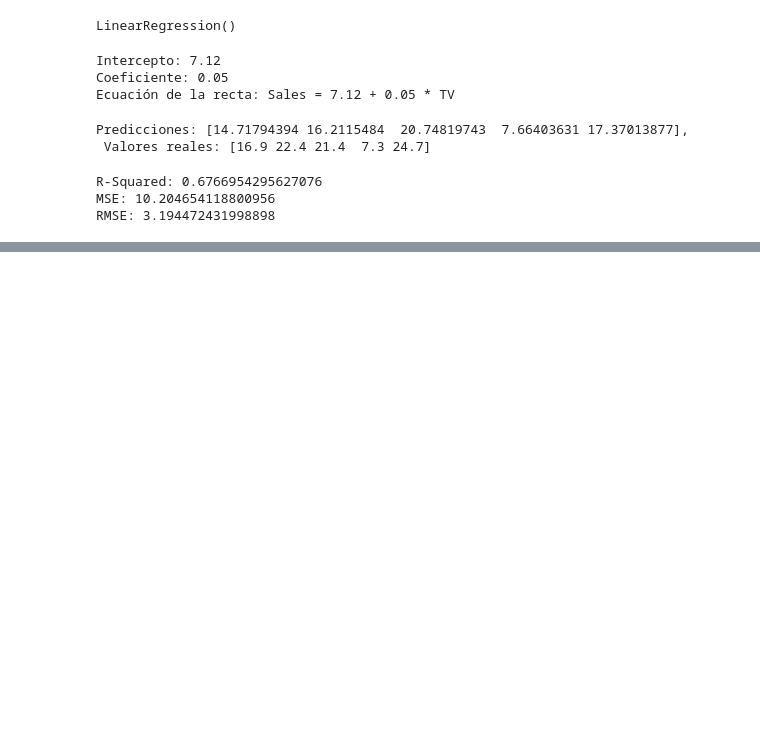
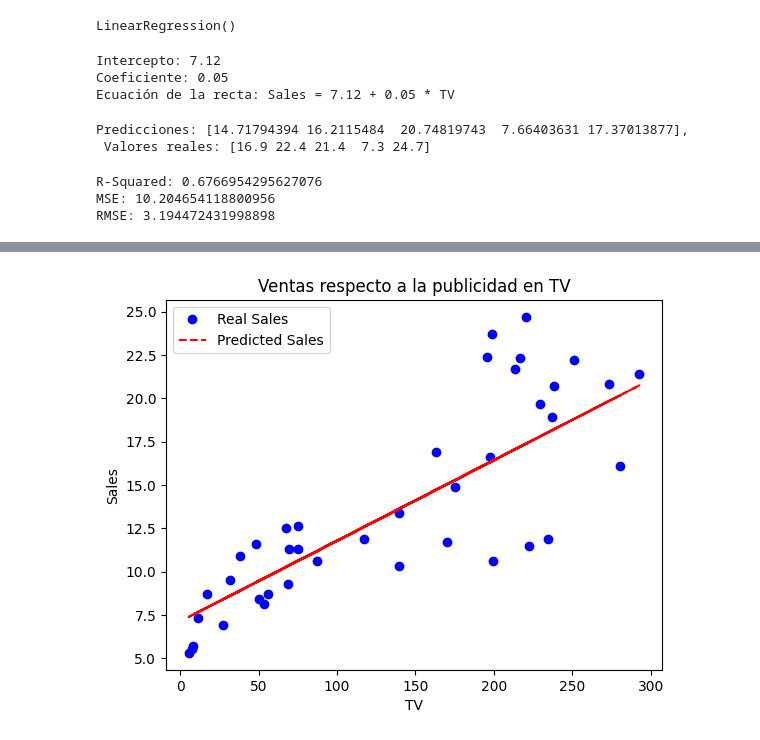
Before and after one commit to Spek7ro/Machine_Learning_Projects, a Jupyter notebook: Notebooks/RegresiónLineal_Simple_Múltiple.ipynb, the cells around one changed output, grey strips where cells are left out. Drawn from its saved outputs; the diff is of its cells as text; code cells hidden in the pictures; blank space fills up the shorter version.

Commit message:
add: Modelo de regresion lineal ordinaria OLS de ventas respecto a la publicidad en TV

```diff
--- a/Notebooks/RegresiónLineal_Simple_Múltiple.ipynb
+++ b/Notebooks/RegresiónLineal_Simple_Múltiple.ipynb
@@ -130,3 +130,11 @@ print('RMSE:', rmse)
 R-Squared: 0.6766954295627076
 MSE: 10.204654118800956
 RMSE: 3.194472431998898
+# %%
+sales_comp = pd.DataFrame({
+    "TV": X_test.values.flatten(),
+    "Real Sales": y_test.values.flatten(),
+    "Predicted Sales": y_pred.flatten()
+})
+
+sales_comp.head()
@@ -132,0 +148,11 @@ RMSE: 3.194472431998898
+# %%
+# Graficamos nuestro modelo junto a los datos de nuestro conjunto de testing
+plt.plot(sales_comp['TV'], sales_comp['Real Sales'], 'bo', label='Real Sales')
+plt.plot(sales_comp['TV'], sales_comp['Predicted Sales'], 'r--', label='Predicted Sales')
+plt.title('Ventas respecto a la publicidad en TV')
+plt.xlabel('TV')
+plt.ylabel('Sales')
+plt.legend()
+plt.show()
+# %% [output]
+[figure, added]
```
Also changed, not shown: parts of 1 cell of this notebook.
